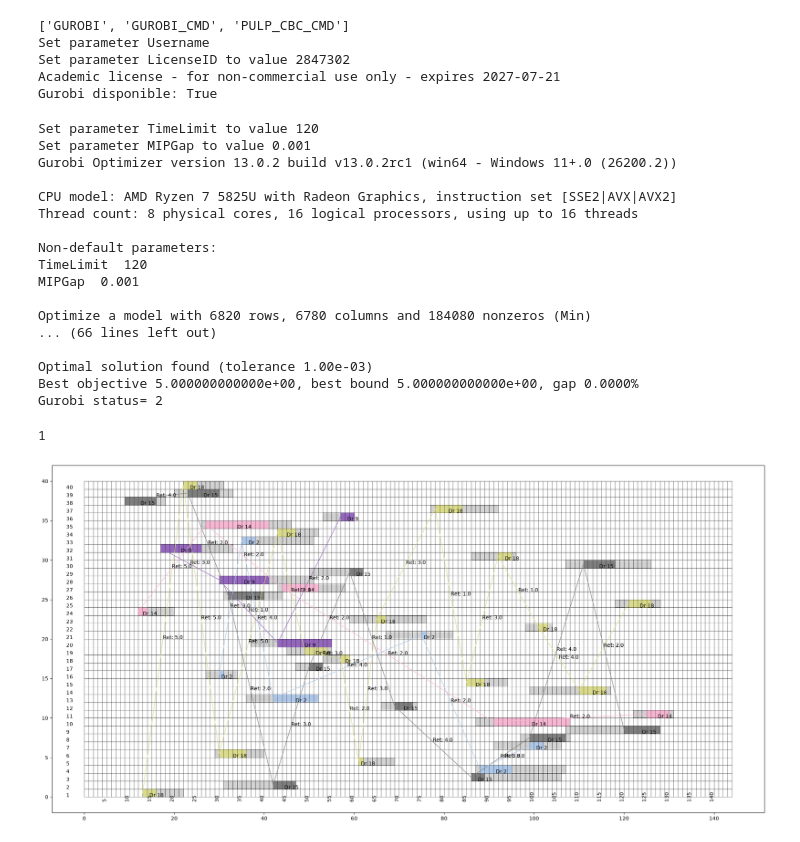
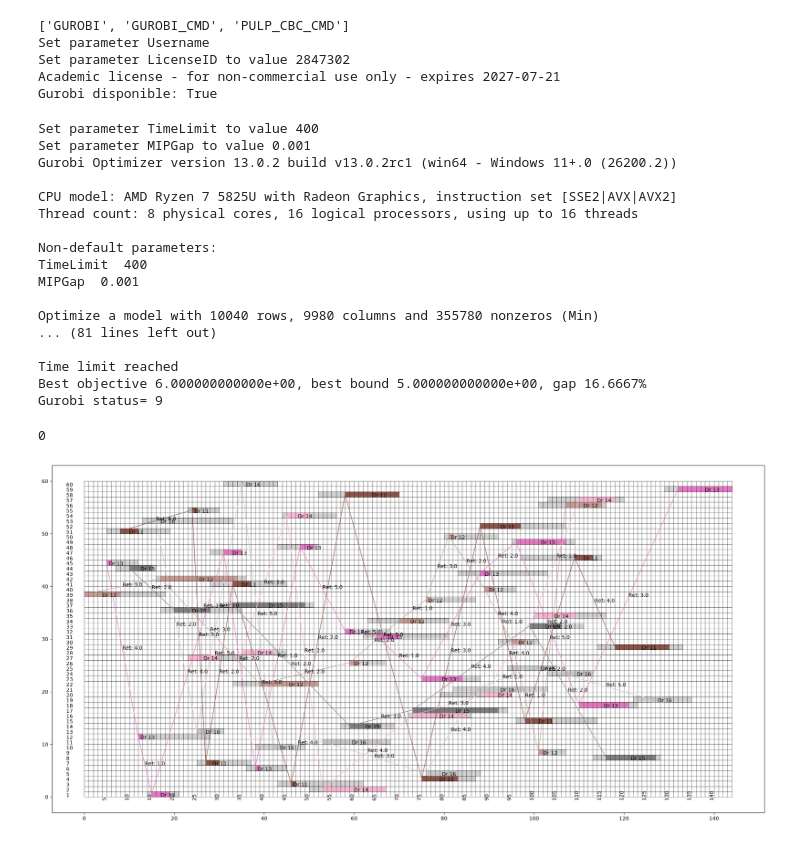
Before and after one commit to robertohincapie/Curso_TAIA, a Jupyter notebook: problema1.ipynb, the cells around one changed output. Cells and saved outputs as stored; diff of their text form; code cells hidden in the pictures.

```diff
--- a/problema1.ipynb
+++ b/problema1.ipynb
@@ -16,7 +16,7 @@ Academic license - for non-commercial use only - expires 2027-07-21
 Gurobi disponible: True
 # %%
 #Parámetros del problema
-m=40 #Número de usuarios
+m=60 #Número de usuarios
 n=20 #Número máximo de médicos
 dt=10 #Tiempo en minutos
 K=144 #Número de intervalos de Tiempo
@@ -94,12 +94,12 @@ for j in range(1,n+1):
 # %%
 solver = GUROBI(
     msg=True,
-    timeLimit=120,
+    timeLimit=400,
     gapRel=0.001
 )
 prob.solve(solver)
 # %% [output]
-Set parameter TimeLimit to value 120
+Set parameter TimeLimit to value 400
 Set parameter MIPGap to value 0.001
 Gurobi Optimizer version 13.0.2 build v13.0.2rc1 (win64 - Windows 11+.0 (26200.2))
 
@@ -107,20 +107,20 @@ CPU model: AMD Ryzen 7 5825U with Radeon Graphics, instruction set [SSE2|AVX|AVX
 Thread count: 8 physical cores, 16 logical processors, using up to 16 threads
 
 Non-default parameters:
-TimeLimit  120
+TimeLimit  400
 MIPGap  0.001
 
-Optimize a model with 6820 rows, 6780 columns and 184080 nonzeros (Min)
-... (66 lines left out)
+Optimize a model with 10040 rows, 9980 columns and 355780 nonzeros (Min)
+... (81 lines left out)
 
-Optimal solution found (tolerance 1.00e-03)
-Best objective 5.000000000000e+00, best bound 5.000000000000e+00, gap 0.0000%
-Gurobi status= 2
+Time limit reached
+Best objective 6.000000000000e+00, best bound 5.000000000000e+00, gap 16.6667%
+Gurobi status= 9
-1
+0
 # %%
 #Visualización del resultado
 cmap = plt.get_cmap('tab20')
-colors = [cmap(i % cmap.N) for i in range(n)] #Para cada médico
+colors = [cmap(i % cmap.N) for i in range(n+1)] #Para cada médico
 
 plt.figure(figsize=(20,10))
 ax=plt.gca()
@@ -151,31 +151,31 @@ for key,v in x.items():
     if(v.varValue>0):
         i,j,k=key
         if(j not in atenciones.keys()):
             atenciones[j]=[]
         atenciones[j].append((i,k))
         for ni in range(0,c[i]):
             rect = Rectangle(
                 (k-1+ni, i-1),          # esquina inferior izquierda (x,y)
                 1,               # ancho
                 1,             # alto
                 facecolor=colors[j-1], # color de relleno
                 edgecolor=colors[j-1], # borde
                 linewidth=1
             )
 
             ax.add_patch(rect)
         centro=k-1+c[i]/2
         plt.text(centro, i-1, f'Dr {j}')
 
 for k,v in atenciones.items():
     v=sorted(v, key=lambda t: t[1], reverse=False)
     xi=[vi[1]-1 for vi in v]
     yi=[vi[0]-0.5 for vi in v]
     plt.plot(xi,yi,'-', linewidth=1, color=colors[k-1])
     for i in range(len(xi)-1):
         u1,u2=yi[i],yi[i+1]
         ret=delta[int(u1+0.5),int(u2+0.5)]
         plt.text((xi[i]+xi[i+1])/2,(yi[i]+yi[i+1])/2, f'Ret: {ret}')
 plt.tight_layout()
 # %% [output]
-[figure, old version]
+[figure, new version]
```
Also changed, not shown: parts of 3 cells of this notebook, 1 other file.
